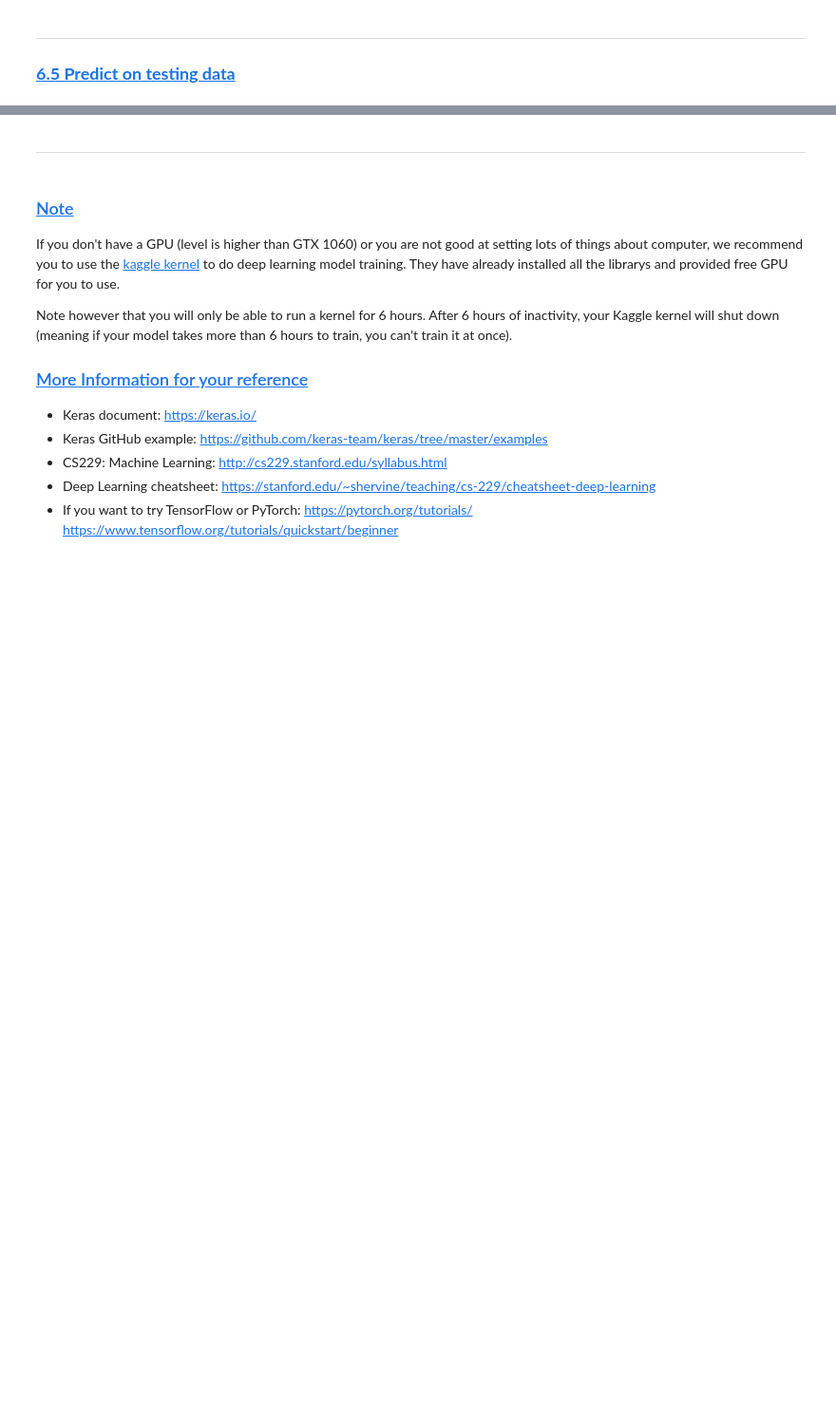
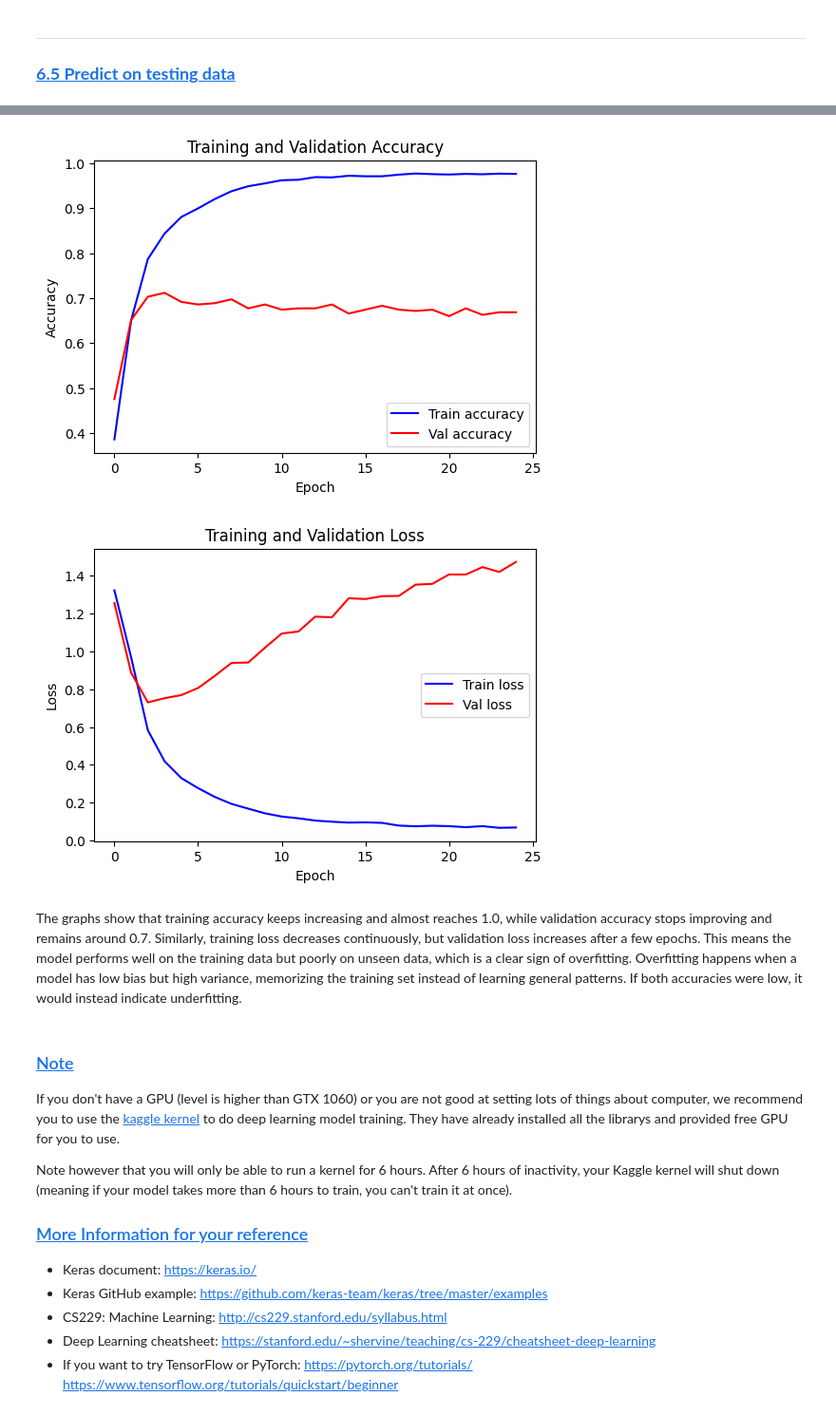
Before and after one commit to bbswei/DM2025-Lab2-Exercise, a Jupyter notebook: DM2025-Lab2-Master-Phase-1.ipynb, the cells around one changed output, grey strips where cells are left out. Shown: that part at 95% size. Drawn from its saved outputs; the diff is of its cells as text; code cells hidden in the pictures; blank space fills up the shorter version.

```diff
--- a/DM2025-Lab2-Master-Phase-1.ipynb
+++ b/DM2025-Lab2-Master-Phase-1.ipynb
@@ -919,5 +948,33 @@ Plot the Training and Validation Accuracy and Loss (different plots), just like
-# %% [markdown]
----
+# %%
+# Answer here
+# Plot accuracy
+plt.figure(figsize=(6,4))
+plt.plot(history.history['accuracy'], label='Train accuracy', color='blue')
+plt.plot(history.history['val_accuracy'], label='Val accuracy', color='red')
+plt.title('Training and Validation Accuracy')
+plt.xlabel('Epoch')
+plt.ylabel('Accuracy')
+plt.legend()
+plt.show()
+
+# Plot loss
+plt.figure(figsize=(6,4))
+plt.plot(history.history['loss'], label='Train loss', color='blue')
+plt.plot(history.history['val_loss'], label='Val loss', color='red')
+plt.title('Training and Validation Loss')
+plt.xlabel('Epoch')
+plt.ylabel('Loss')
+plt.legend()
+plt.show()
+# %% [output]
+[figure, added]
+[figure, added]
+# %% [markdown]
+The graphs show that training accuracy keeps increasing and almost reaches 1.0, while validation accuracy stops improving and remains around 0.7.
+Similarly, training loss decreases continuously, but validation loss increases after a few epochs.
+This means the model performs well on the training data but poorly on unseen data, which is a clear sign of overfitting.
+Overfitting happens when a model has low bias but high variance, memorizing the training set instead of learning general patterns.
+If both accuracies were low, it would instead indicate underfitting.
 # %% [markdown]
 ### <a id='toc1_10_6_'></a>[Note](#toc0_)
 
```
Also changed, not shown: parts of 36 cells of this notebook.
